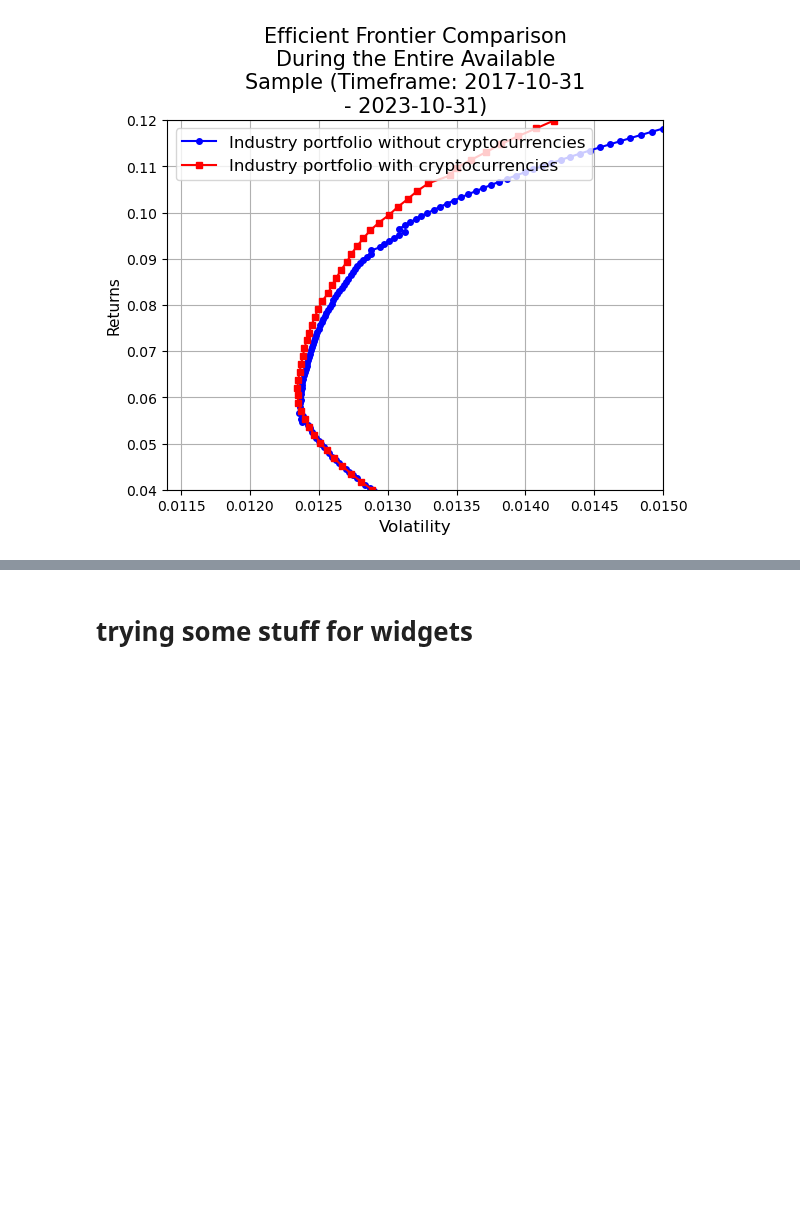
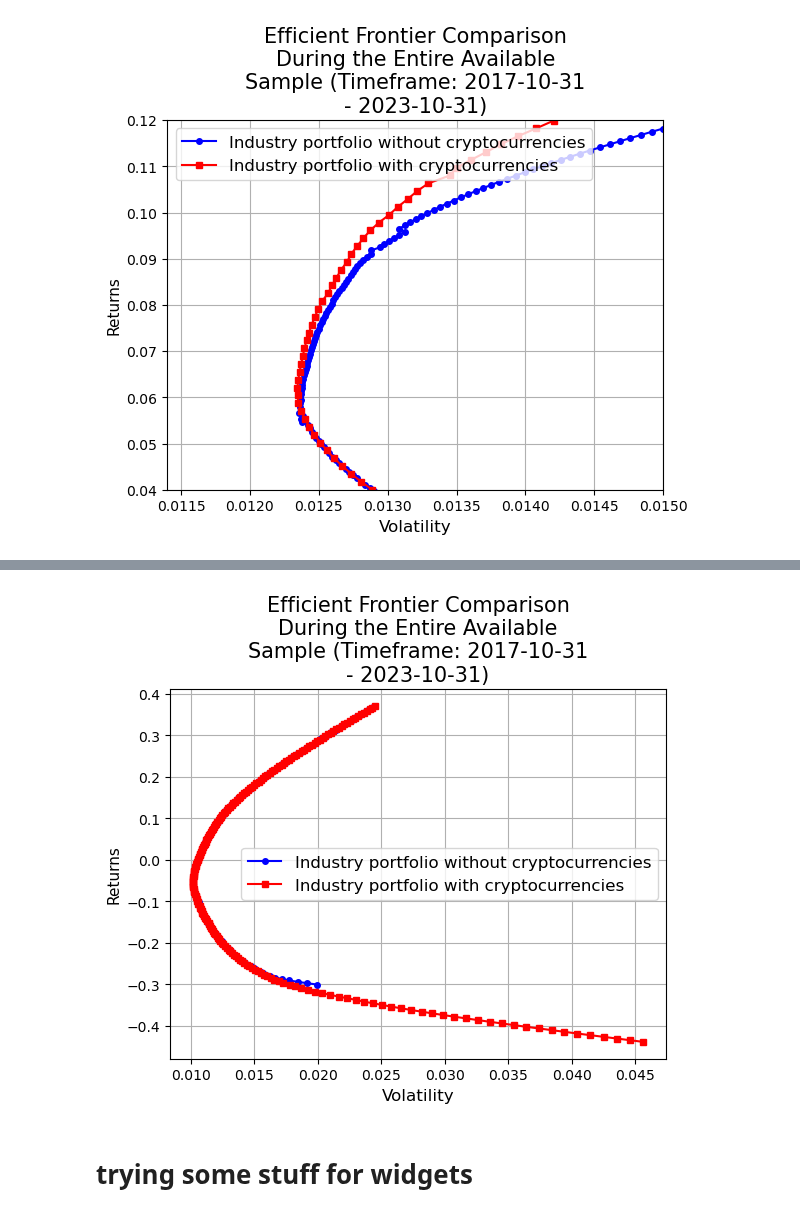
Before and after one commit to fairwayfinder/crypto-mean-variance-frontier, a Jupyter notebook: notebooks/MAIN.ipynb, the cells around one changed output, grey strips where cells are left out. Cells and saved outputs as stored; diff of their text form; code cells hidden in the pictures; blank space fills up the shorter version.

```diff
--- a/notebooks/MAIN.ipynb
+++ b/notebooks/MAIN.ipynb
@@ -264,3 +385,16 @@ industry_crypto_combined_plots = plot_ef(201, er[industry], cov.loc[industry, in
+# %%
+ind_crypto_high_vol = ind_crypto['2021-12-01' :'2023-10-31']
+r = 0.0095
+er = annualize_rets(ind_crypto_high_vol, periods_per_year)
+cov = ind_crypto_high_vol.cov()
+
+industry_crypto_combined_plots = plot_ef(201, er[industry], cov.loc[industry, industry], er[industry_and_crypto], cov.loc[industry_and_crypto, industry_and_crypto])
+
+
+plt.savefig("../Reports/figures/Efficient_Frontier_Comparison_High_Vol.png")
+plt.show()
+# %% [output]
+[figure, added]
 # %% [markdown]
 # trying some stuff for widgets
 # %%
```
Also changed, not shown: parts of 12 cells of this notebook, 7 other files.
